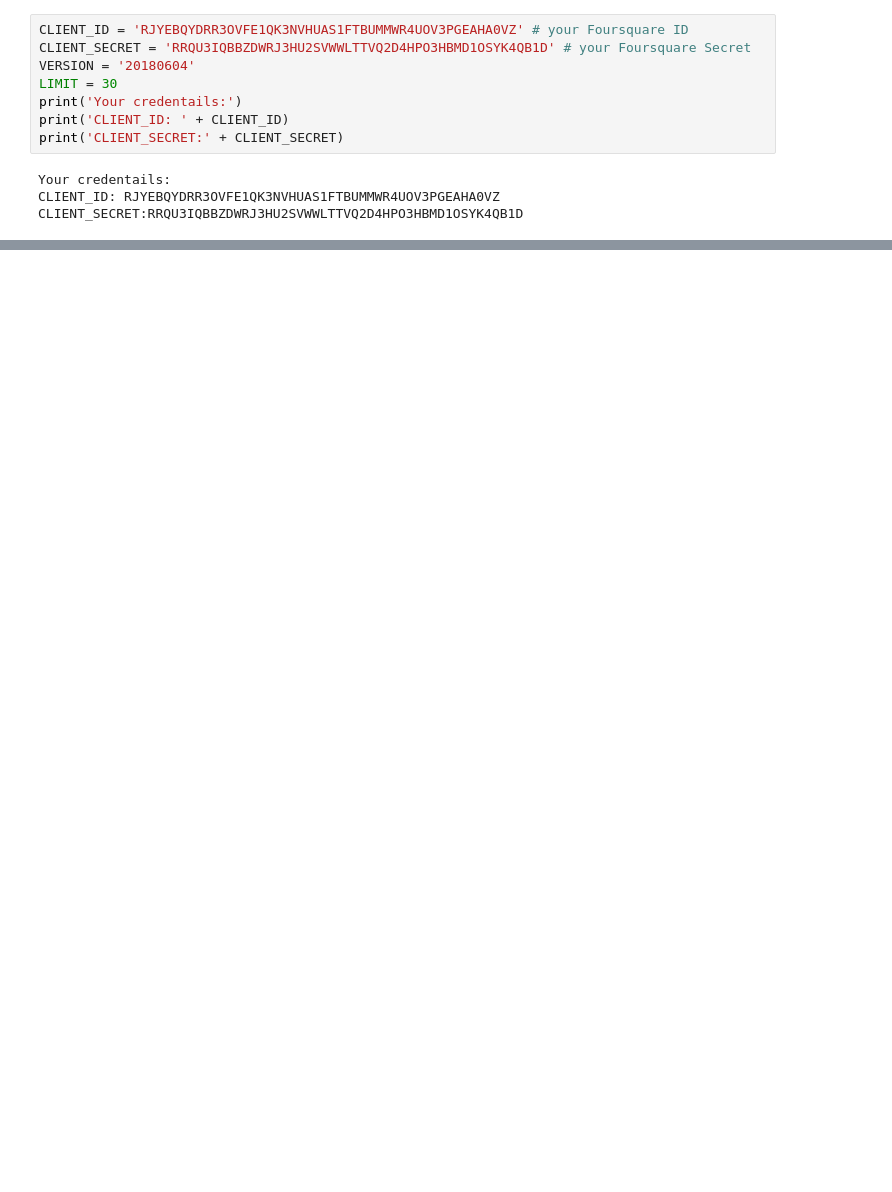
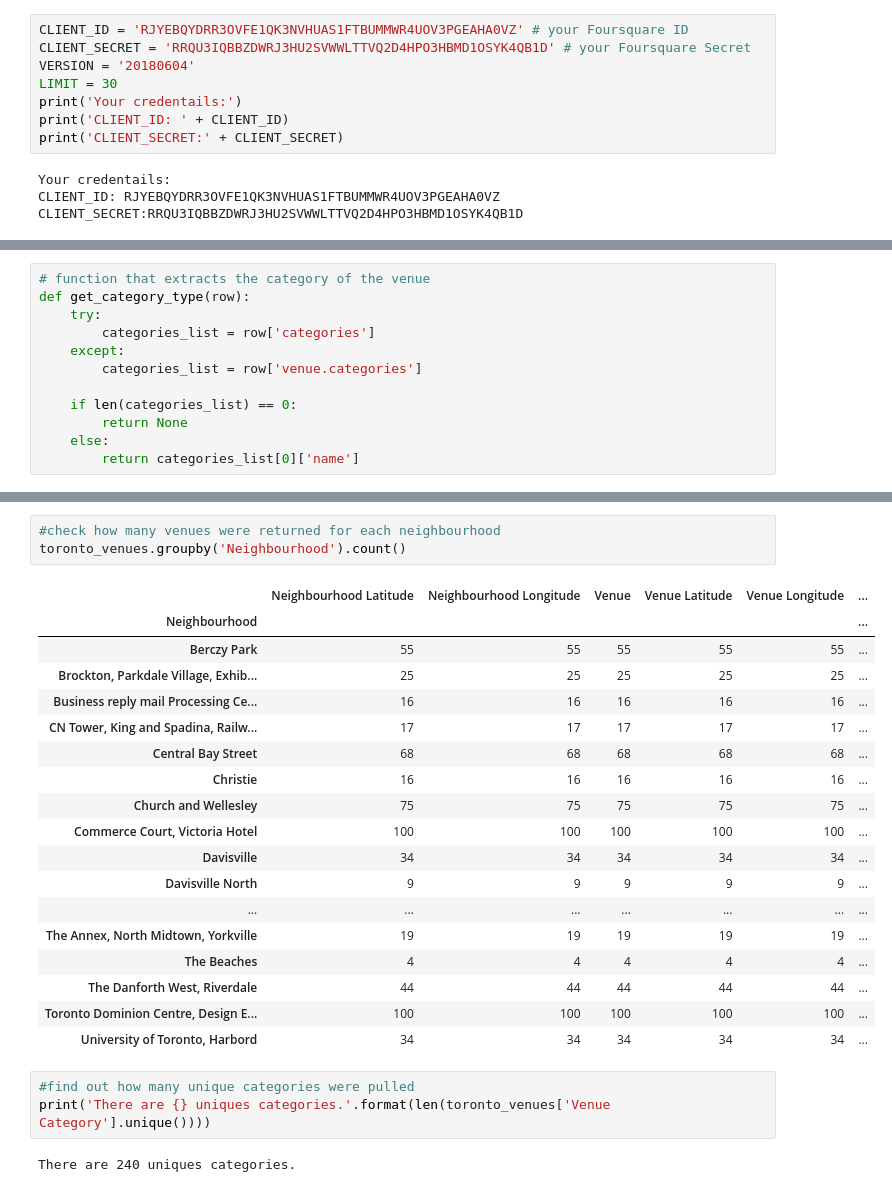
Before and after one commit to cjmarino/Coursera_Capstone, a Jupyter notebook: Coursera_Capstone_Week_3.ipynb, the cells around one changed output, grey strips where cells are left out. Cells and saved outputs as stored; diff of their text form; blank space fills up the shorter version.

```diff
--- a/Coursera_Capstone_Week_3.ipynb
+++ b/Coursera_Capstone_Week_3.ipynb
@@ -146,0 +197,12 @@ print('Libraries imported.')
+# %%
+# function that extracts the category of the venue
+def get_category_type(row):
+    try:
+        categories_list = row['categories']
+    except:
+        categories_list = row['venue.categories']
+
+    if len(categories_list) == 0:
+        return None
+    else:
+        return categories_list[0]['name']
@@ -146,0 +314,27 @@ print('Libraries imported.')
+# %%
+#check how many venues were returned for each neighbourhood
+toronto_venues.groupby('Neighbourhood').count()
+# %% [output]
+|  | Neighbourhood Latitude | Neighbourhood Longitude | Venue | Venue Latitude | Venue Longitude | ... |
+| Neighbourhood |  |  |  |  |  | ... |
+| Berczy Park | 55 | 55 | 55 | 55 | 55 | ... |
+| Brockton, Parkdale Village, Exhib... | 25 | 25 | 25 | 25 | 25 | ... |
+| Business reply mail Processing Ce... | 16 | 16 | 16 | 16 | 16 | ... |
+| CN Tower, King and Spadina, Railw... | 17 | 17 | 17 | 17 | 17 | ... |
+| Central Bay Street | 68 | 68 | 68 | 68 | 68 | ... |
+| Christie | 16 | 16 | 16 | 16 | 16 | ... |
+| Church and Wellesley | 75 | 75 | 75 | 75 | 75 | ... |
+| Commerce Court, Victoria Hotel | 100 | 100 | 100 | 100 | 100 | ... |
+| Davisville | 34 | 34 | 34 | 34 | 34 | ... |
+| Davisville North | 9 | 9 | 9 | 9 | 9 | ... |
+| ... | ... | ... | ... | ... | ... | ... |
+| The Annex, North Midtown, Yorkville | 19 | 19 | 19 | 19 | 19 | ... |
+| The Beaches | 4 | 4 | 4 | 4 | 4 | ... |
+| The Danforth West, Riverdale | 44 | 44 | 44 | 44 | 44 | ... |
+| Toronto Dominion Centre, Design E... | 100 | 100 | 100 | 100 | 100 | ... |
+| University of Toronto, Harbord | 34 | 34 | 34 | 34 | 34 | ... |
+# %%
+#find out how many unique categories were pulled
+print('There are {} uniques categories.'.format(len(toronto_venues['Venue Category'].unique())))
+# %% [output]
+There are 240 uniques categories.
```
Also changed, not shown: parts of 40 cells of this notebook.
